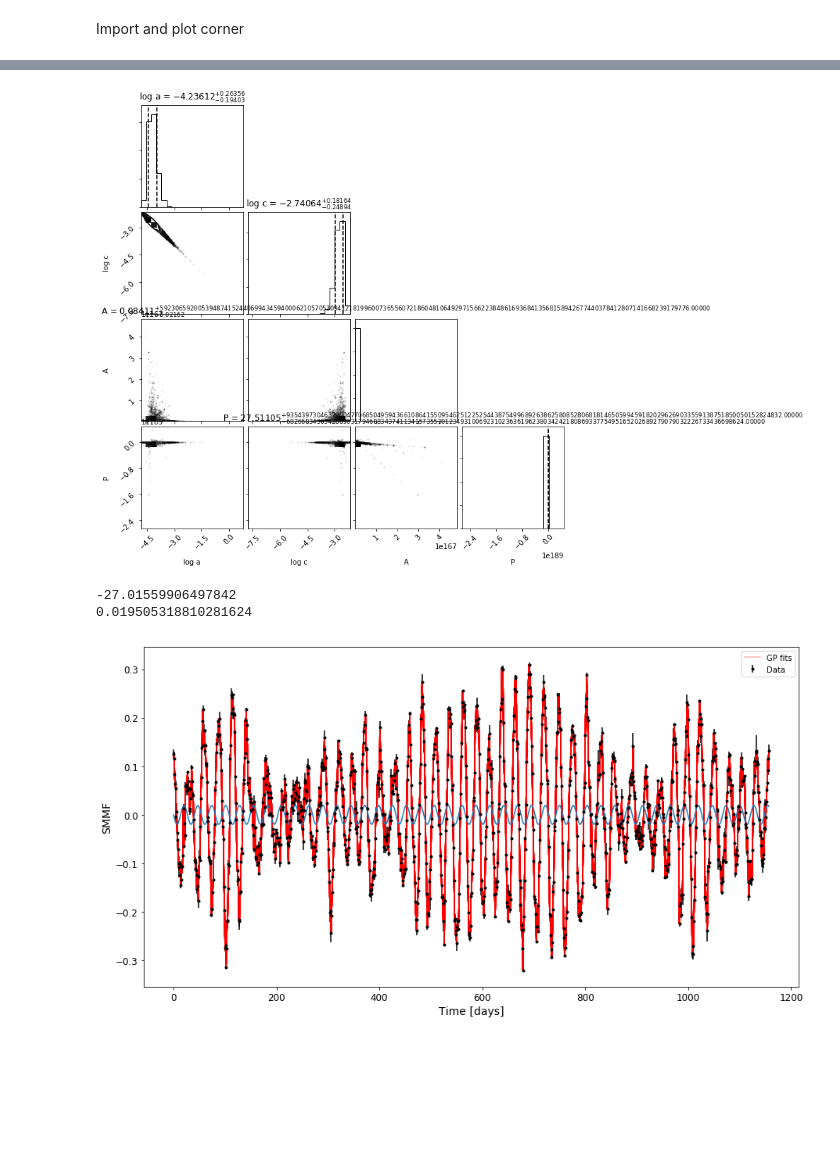
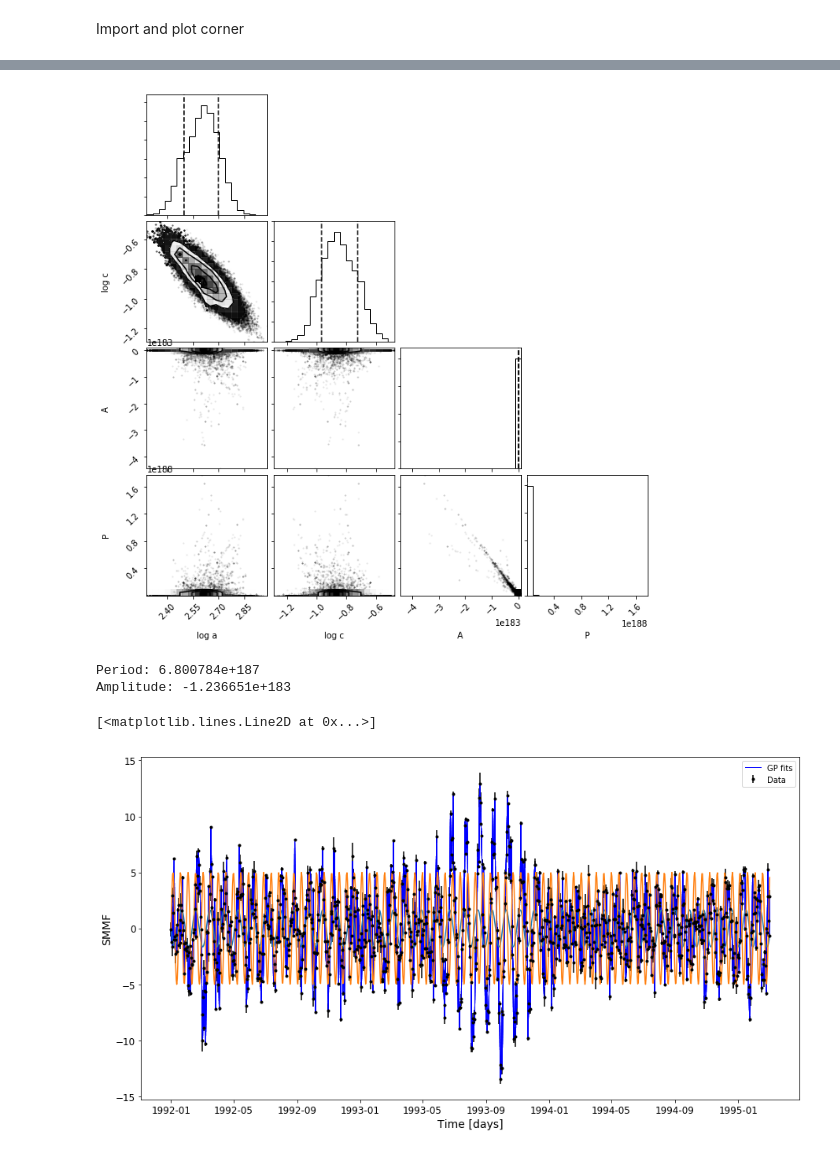
Before and after one commit to exr007/GP_test, a Jupyter notebook: GP_test.ipynb, the cells around one changed output, grey strips where cells are left out. Drawn from its saved outputs; the diff is of its cells as text; code cells hidden in the pictures; blank space fills up the shorter version.

```diff
--- a/GP_test.ipynb
+++ b/GP_test.ipynb
@@ -41,24 +46,29 @@ Now we need to convert the signal from PSD into amplitude ($A(f(k))$): $A(f(k))
 Then to convert from amplitude to the frequency domain signal ($Z(f(k))$): $Z(f(k)) \, = \, A(f(k)) \, e^{i \phi(f(k)))}$, where $\phi(f(k))$ is some random phase supplied to the signal between $0$ and $2\pi$.
+# %%
+powers *= dx*1e6 # Change into units [G^2]
 # %%
 amplitudes = np.sqrt(powers) # Compute amplitudes from powers
 phases = np.random.uniform(0, 2*np.pi, len(amplitudes)) # Generate random phases
 freq_sigs = [a*np.exp(1j*p) for a,p in zip (amplitudes, phases)] # Conversion to frequency domain signal
-time_series = np.fft.ifft(freq_sigs)
-t = np.arange(len(time_series))
+time_series = np.fft.ifft(freq_sigs) # Compute discrete FFT (probably not correct!)
+t = np.arange(len(time_series)) # Time array [days]
+print('Time series length: %s'%(len(time_series)))
 
-# Plot time-series
+
+# Put the time series into a pandas DataFramd with the index as time since 01/01/1992
+df = pd.DataFrame({'SMMF':time_series.real},
+                      index=[datetime.datetime(1992,1,1) + datetime.timedelta(days=int(ti)) for ti in t])
+
+# Plot time series
 fig, ax = plt.subplots(figsize=(15,6))
-ax.set_xlabel('Time [days]', fontsize=14)
+ax.set_xlabel('Time', fontsize=14)
 ax.set_ylabel('SMMF', fontsize=14)
 ax.tick_params(labelsize=12)
-ax.plot(t, time_series)
+ax.plot(df.index.values, df['SMMF'])
 
-yerr = np.random.normal(0, 0.01, len(time_series))
-ax.errorbar(t, time_series, abs(yerr), alpha=0.5)
+yerr = np.random.normal(0, 0.5, len(time_series))
+ax.errorbar(df.index.values, df['SMMF'], abs(yerr), alpha=0.5)
 plt.show()
 
-# Put the timeseries into a pandas DataFram with the index as time since 01/01/1992
-df = pd.DataFrame({'SMMF':time_series.real}, index=[datetime.datetime(1992,1,1) + datetime.timedelta(days=int(ti)) for ti in t])
-
 print('Time-series real component variance: %s'%(np.std(time_series.real)**2))
 # %% [output]
@@ -118,7 +129,7 @@ from celerite import terms
 from celerite.modeling import Model
 
 # Set bounds
-bounds = dict(log_a=(-5, 10), log_c=(-10, 5))
+bounds = dict(log_a=(-5, 10), log_c=(-10, 5), A=(-10, 10), P=(0, 5))
 
 # Define the kernel
 kernel = terms.RealTerm(log_a=np.log(np.var(df['SMMF'].values)), log_c=-np.log(10.0), bounds=bounds)
@@ -130,7 +141,7 @@ class MeanModel(Model):
     def get_value(self, t):
         return self.A * np.sin(2.0 * np.pi * t / self.P)
 
-model = MeanModel(0.02, 10)
+model = MeanModel(5, 0.43)
 
 # Create and compute GP
 gp = celerite.GP(kernel, mean=model, fit_mean=True)
@@ -148,7 +159,7 @@ def log_probability(params):
     lp = gp.log_prior()
     if not np.isfinite(lp):
         return -np.inf
-    if params[2] < 0:
+    if params[3] < 0:
         return -np.inf
     return gp.log_likelihood(df['SMMF'].values) + lp
 # %% [markdown]
@@ -180,9 +191,10 @@ Import and plot corner
 # %%
 import corner
 corner.corner(sampler.flatchain, labels=['log a', 'log c', 'A', 'P'],
-              show_titles = True,
               quantiles = [0.5-0.3413, 0.5+0.3413],
               title_fmt='.5f')
 plt.show()
+print("Period: %.6e"%model.P)
+print("Amplitude: %.6e"%model.A)
 # %% [output]
 WARNING:root:Too few points to create valid contours
@@ -194,4 +201,6 @@ WARNING:root:Too few points to create valid contours
-[figure, old version]
+[figure, new version]
+Period: 6.800784e+187
+Amplitude: -1.236651e+183
 # %%
 # Plot the data.
 fig, ax = plt.subplots(figsize=(15,8))
@@ -199,7 +208,7 @@ ax.set_xlabel('Time [days]', fontsize=14)
 ax.set_ylabel('SMMF', fontsize=14)
 ax.tick_params(labelsize=12)
 
-ax.errorbar(t, df['SMMF'].values, yerr=yerr, fmt=".k", capsize=0, label='Data')
+ax.errorbar(df.index.values, df['SMMF'].values, yerr=yerr, fmt=".k", capsize=0, label='Data')
 
 #lp = like(t, df['SMMF'].values, yerr)
 # Plot GP samples.
@@ -209,17 +218,16 @@ for s in samples[np.random.randint(len(samples), size=53)]:
     gp.set_parameter_vector(s)
     mu = gp.predict(df['SMMF'].values, t, return_cov=False)
     if itn == 0:
-        a = ax.plot(t, mu, color='r', alpha=0.3, label='GP fits')
+        a = ax.plot(df.index.values, mu, color='b', alpha=1, lw=1.0, label='GP fits')
         itn+=1
     else:
-        a = ax.plot(t, mu, color='r', alpha=0.3)
+        a = ax.plot(df.index.values, mu, color='b', alpha=0.1, lw=1.0,)
 
 ax.legend()
 
-ax.plot(t, model.get_value(t))
-print(model.P)
-print(model.A)
+ax.plot(df.index.values, model.get_value(t))
+
+ax.plot(df.index.values, 5*np.sin(0.43*t))
 # %% [output]
--27.01559906497842
-0.019505318810281624
+[<matplotlib.lines.Line2D at 0x...>]
-[figure, old version]
+[figure, new version]
```
Also changed, not shown: parts of 8 cells of this notebook.
